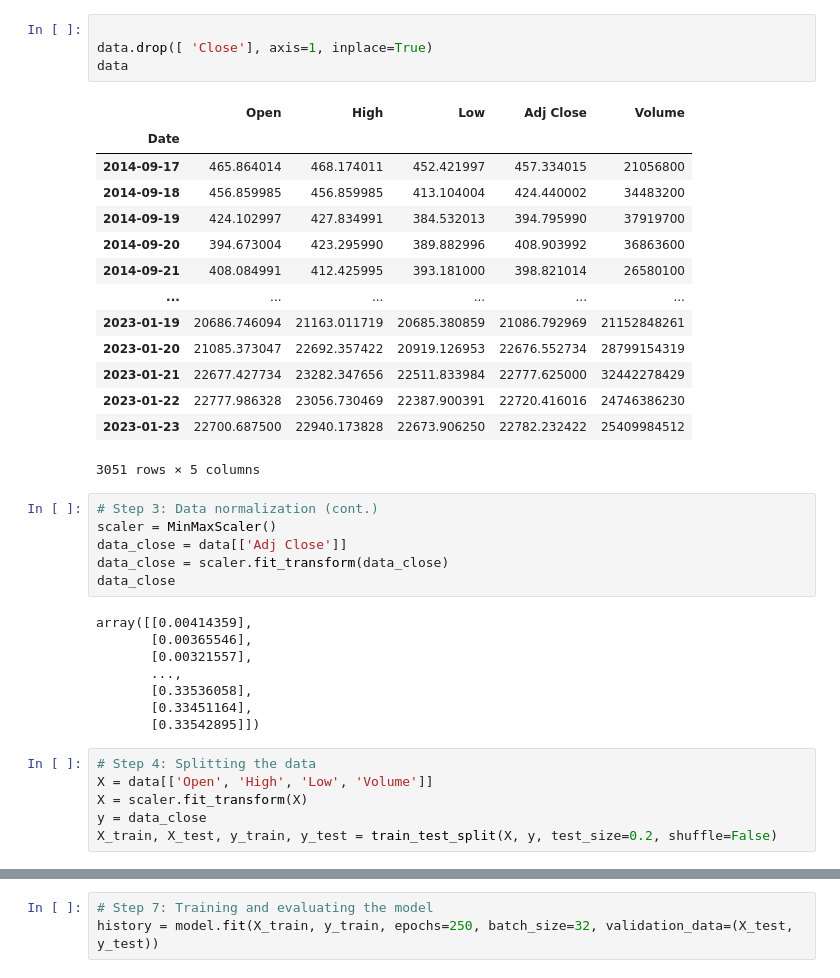
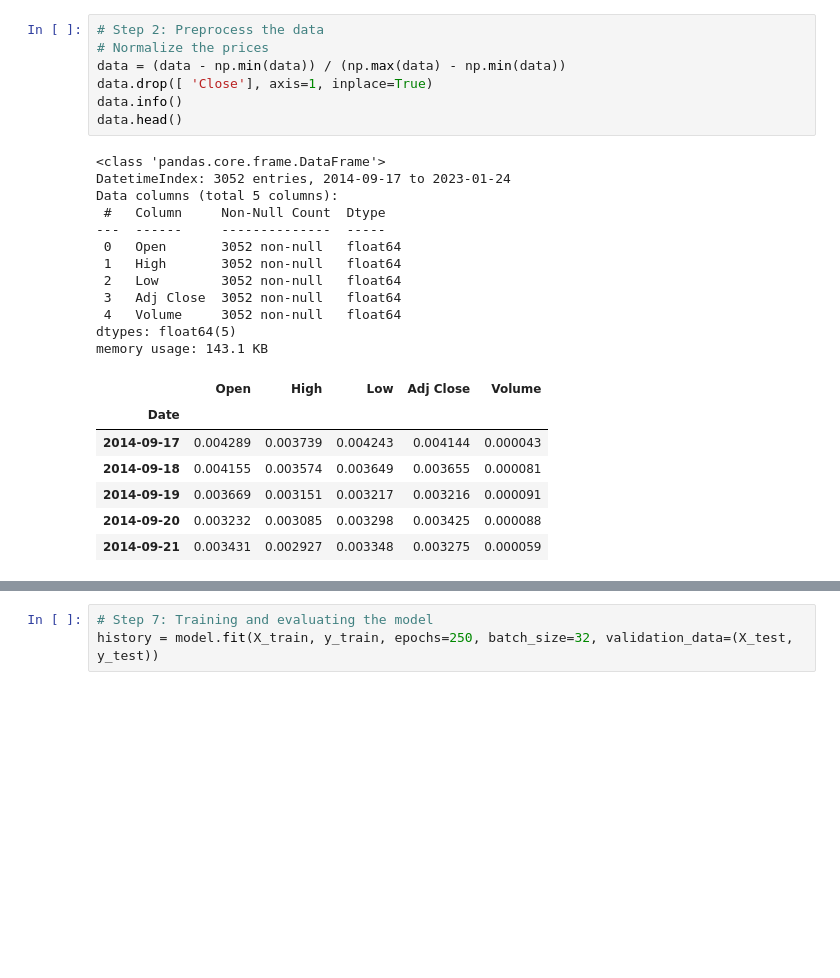
Before and after one commit to amjed87/doc, a Jupyter notebook: chat-GPT/CNN_1D_BTC_without_indecater.ipynb, the cells around one changed output, grey strips where cells are left out. Saved outputs shown, nothing was run; the diff lists cells and outputs as text; blank space fills up the shorter version.

```diff
--- a/chat-GPT/CNN_1D_BTC_without_indecater.ipynb
+++ b/chat-GPT/CNN_1D_BTC_without_indecater.ipynb
@@ -33,39 +33,27 @@ data
 # %%
-
+# Step 2: Preprocess the data
+# Normalize the prices
+data = (data - np.min(data)) / (np.max(data) - np.min(data))
 data.drop([ 'Close'], axis=1, inplace=True)
-data
+data.info()
+data.head()
 # %% [output]
+<class 'pandas.core.frame.DataFrame'>
+DatetimeIndex: 3052 entries, 2014-09-17 to 2023-01-24
+Data columns (total 5 columns):
+ #   Column     Non-Null Count  Dtype
+---  ------     --------------  -----
+ 0   Open       3052 non-null   float64
+ 1   High       3052 non-null   float64
+ 2   Low        3052 non-null   float64
+ 3   Adj Close  3052 non-null   float64
+ 4   Volume     3052 non-null   float64
+dtypes: float64(5)
+memory usage: 143.1 KB
 |  | Open | High | Low | Adj Close | Volume |
 | Date |  |  |  |  |  |
-| 2014-09-17 | 465.864014 | 468.174011 | 452.421997 | 457.334015 | 21056800 |
-| 2014-09-18 | 456.859985 | 456.859985 | 413.104004 | 424.440002 | 34483200 |
-| 2014-09-19 | 424.102997 | 427.834991 | 384.532013 | 394.795990 | 37919700 |
-| 2014-09-20 | 394.673004 | 423.295990 | 389.882996 | 408.903992 | 36863600 |
-| 2014-09-21 | 408.084991 | 412.425995 | 393.181000 | 398.821014 | 26580100 |
-| ... | ... | ... | ... | ... | ... |
-| 2023-01-19 | 20686.746094 | 21163.011719 | 20685.380859 | 21086.792969 | 21152848261 |
-| 2023-01-20 | 21085.373047 | 22692.357422 | 20919.126953 | 22676.552734 | 28799154319 |
-| 2023-01-21 | 22677.427734 | 23282.347656 | 22511.833984 | 22777.625000 | 32442278429 |
-| 2023-01-22 | 22777.986328 | 23056.730469 | 22387.900391 | 22720.416016 | 24746386230 |
-| 2023-01-23 | 22700.687500 | 22940.173828 | 22673.906250 | 22782.232422 | 25409984512 |
+| 2014-09-17 | 0.004289 | 0.003739 | 0.004243 | 0.004144 | 0.000043 |
+| 2014-09-18 | 0.004155 | 0.003574 | 0.003649 | 0.003655 | 0.000081 |
+| 2014-09-19 | 0.003669 | 0.003151 | 0.003217 | 0.003216 | 0.000091 |
+| 2014-09-20 | 0.003232 | 0.003085 | 0.003298 | 0.003425 | 0.000088 |
+| 2014-09-21 | 0.003431 | 0.002927 | 0.003348 | 0.003275 | 0.000059 |
-3051 rows × 5 columns
-# %%
-# Step 3: Data normalization (cont.)
-scaler = MinMaxScaler()
-data_close = data[['Adj Close']]
-data_close = scaler.fit_transform(data_close)
-data_close
-# %% [output]
-array([[0.00414359],
-       [0.00365546],
-       [0.00321557],
-       ...,
-       [0.33536058],
-       [0.33451164],
-       [0.33542895]])
-# %%
-# Step 4: Splitting the data
-X = data[['Open', 'High', 'Low', 'Volume']]
-X = scaler.fit_transform(X)
-y = data_close
-X_train, X_test, y_train, y_test = train_test_split(X, y, test_size=0.2, shuffle=False)
```
Also changed, not shown: parts of 6 cells of this notebook.
